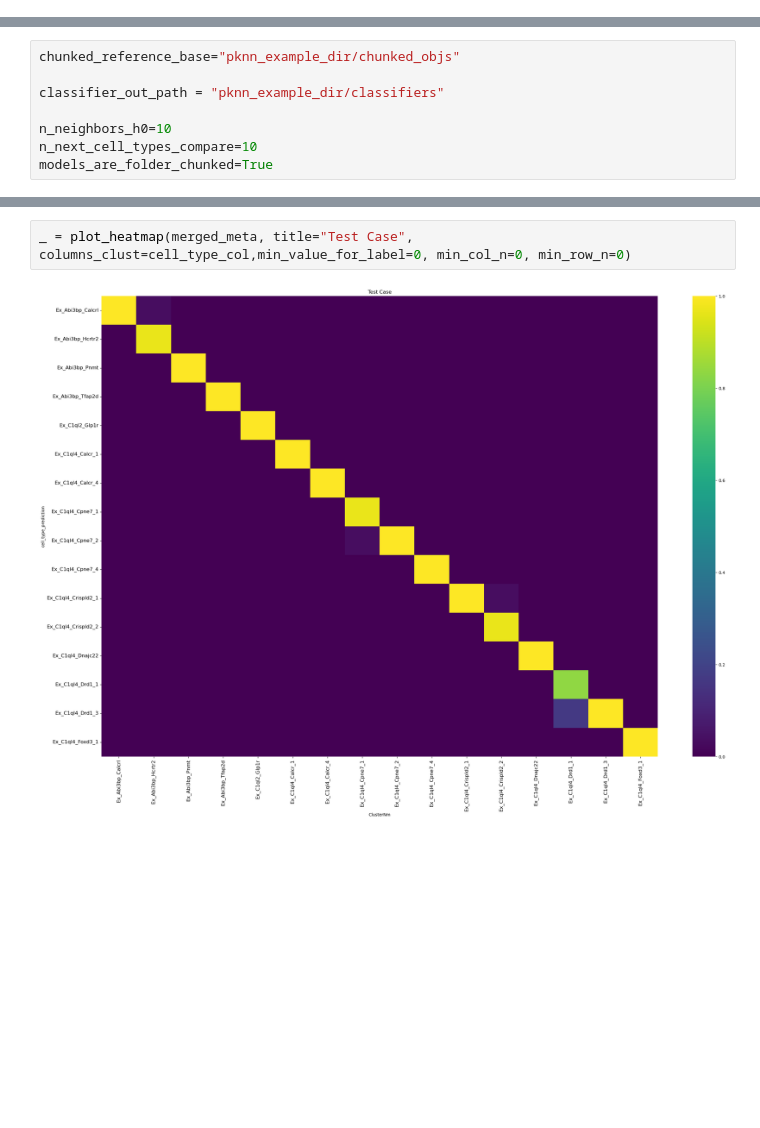
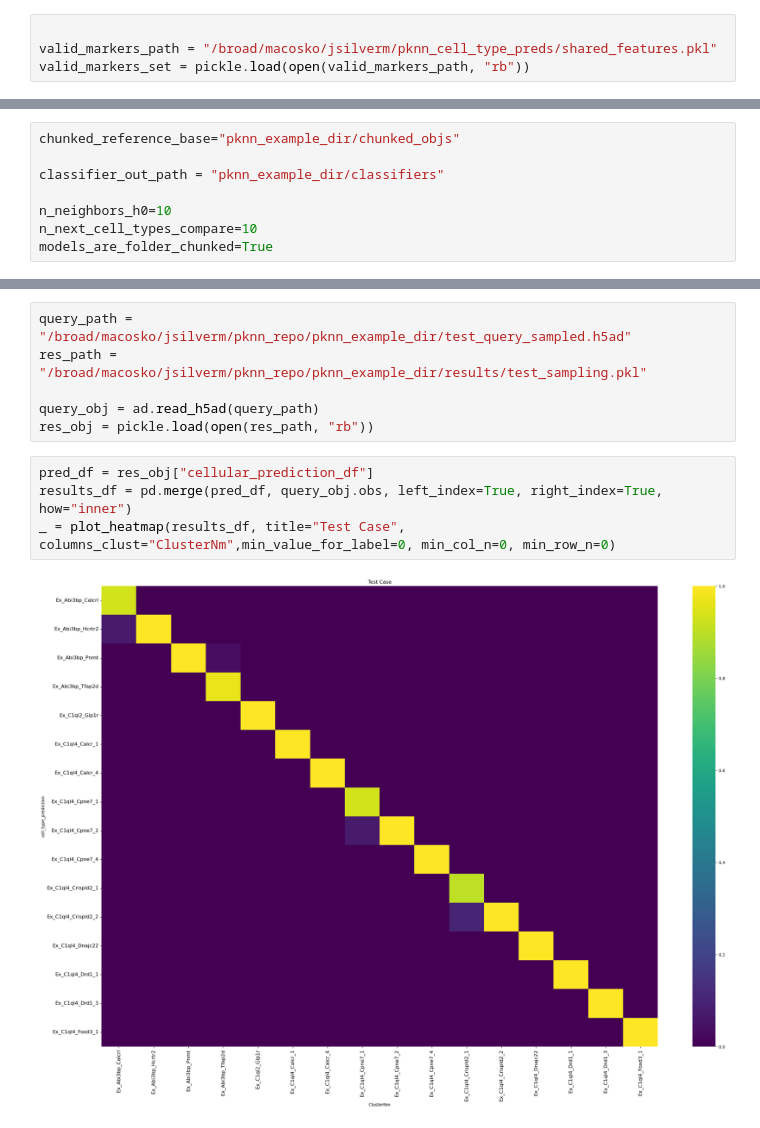
Before and after one commit to MacoskoLab/pknn_repo, a Jupyter notebook: example_training_steps.ipynb, the cells around one changed output, grey strips where cells are left out. Cells and saved outputs as stored; diff of their text form; blank space fills up the shorter version.

```diff
--- a/example_training_steps.ipynb
+++ b/example_training_steps.ipynb
@@ -175,3 +175,7 @@ chunked_out_base
 
 markers_out_path = "pknn_example_dir/diff_markers_chunked"
 markers_out_path_full = os.path.abspath(markers_out_path)
+# %%
+
+valid_markers_path = "/broad/macosko/jsilverm/pknn_cell_type_preds/shared_features.pkl"
+valid_markers_set = pickle.load(open(valid_markers_path, "rb"))
@@ -479,4 +392,12 @@ match_rate_passing= np.mean(merged_meta_passing["cell_type_prediction"] == merge
+# %%
+query_path = "/broad/macosko/jsilverm/pknn_repo/pknn_example_dir/test_query_sampled.h5ad"
+res_path = "/broad/macosko/jsilverm/pknn_repo/pknn_example_dir/results/test_sampling.pkl"
+
+query_obj = ad.read_h5ad(query_path)
+res_obj = pickle.load(open(res_path, "rb"))
 # %%
-_ = plot_heatmap(merged_meta, title="Test Case", columns_clust=cell_type_col,min_value_for_label=0, min_col_n=0, min_row_n=0)
+pred_df = res_obj["cellular_prediction_df"]
+results_df = pd.merge(pred_df, query_obj.obs, left_index=True, right_index=True, how="inner")
+_ = plot_heatmap(results_df, title="Test Case", columns_clust="ClusterNm",min_value_for_label=0, min_col_n=0, min_row_n=0)
 # %% [output]
-[figure, old version]
+[figure, new version]
```
Also changed, not shown: parts of 10 cells of this notebook, 20 other files.
